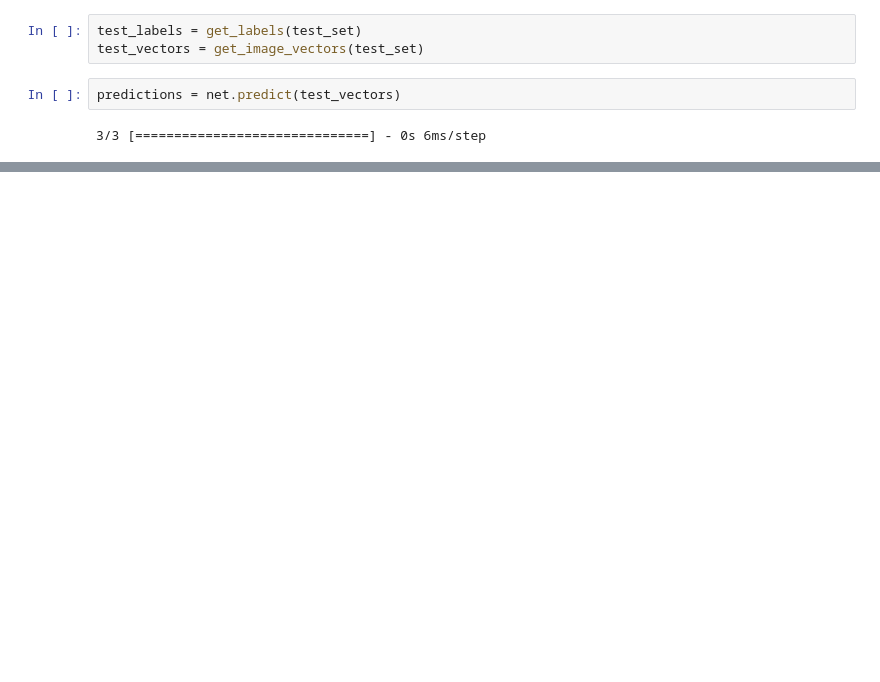
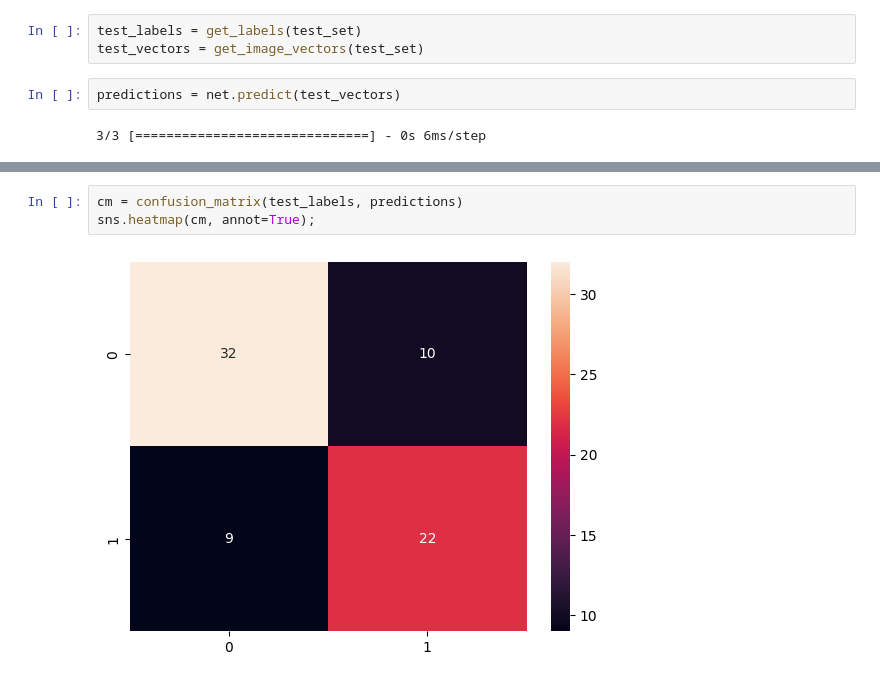
Before and after one commit to iliya1984/DevML, a Jupyter notebook: computer_vision/image_classification/homer_bart_classification_nn.ipynb, the cells around one changed output, grey strips where cells are left out. Cells and saved outputs as stored; diff of their text form; blank space fills up the shorter version.

```diff
--- a/computer_vision/image_classification/homer_bart_classification_nn.ipynb
+++ b/computer_vision/image_classification/homer_bart_classification_nn.ipynb
@@ -213,0 +216,5 @@ accuracy_score(test_labels, predictions)
+# %%
+cm = confusion_matrix(test_labels, predictions)
+sns.heatmap(cm, annot=True);
+# %% [output]
+[figure, added]
```
Also changed, not shown: parts of 12 cells of this notebook.
